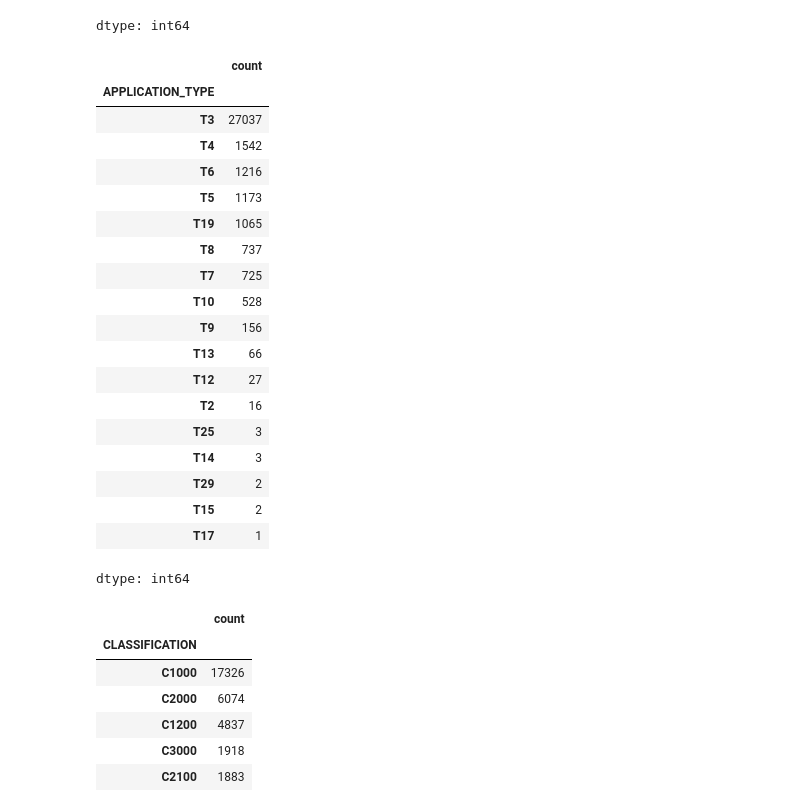
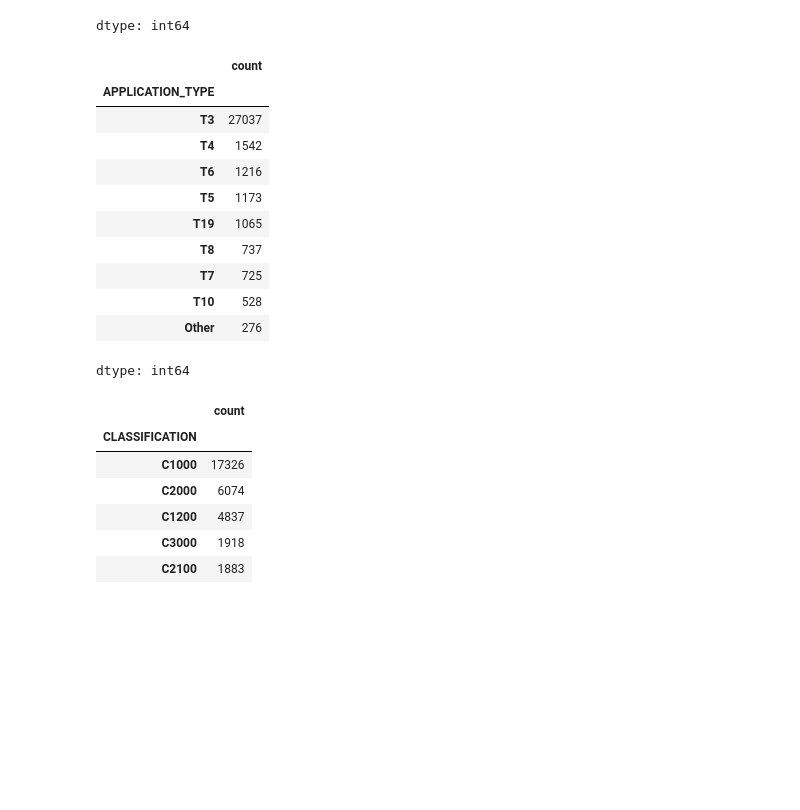
Before and after one commit to Ariaaali/deep-learning-challenge, a Jupyter notebook: Starter_Code.ipynb, the cells around one changed output. Drawn from its saved outputs; the diff is of its cells as text; code cells hidden in the pictures; blank space fills up the shorter version.

```diff
--- a/AlphabetSoupCharity_FirstModel.ipynb.ipynb
+++ b/Starter_Code.ipynb
@@ -88,35 +83,27 @@ dtype: int64
 # %%
 # Choose a cutoff value and create a list of application types to be replaced
 # use the variable name `application_types_to_replace`
 #  YOUR CODE GOES HERE
 type_counts = application_df_clean['APPLICATION_TYPE'].value_counts()
 application_types_to_replace = type_counts[type_counts < 500].index
 # Replace in dataframe
 for app in application_types_to_replace:
-    application_df['APPLICATION_TYPE'] = application_df_clean['APPLICATION_TYPE'].replace(app,"Other")
+    application_df_clean['APPLICATION_TYPE'] = application_df_clean['APPLICATION_TYPE'].replace(app,"Other")
 
 # Check to make sure replacement was successful
 application_df_clean['APPLICATION_TYPE'].value_counts()
 # %% [output]
 |  | count |
 | APPLICATION_TYPE |  |
 | T3 | 27037 |
 | T4 | 1542 |
 | T6 | 1216 |
 | T5 | 1173 |
 | T19 | 1065 |
 | T8 | 737 |
 | T7 | 725 |
 | T10 | 528 |
-| T9 | 156 |
-| T13 | 66 |
-| T12 | 27 |
-| T2 | 16 |
-| T25 | 3 |
-| T14 | 3 |
-| T29 | 2 |
-| T15 | 2 |
-| T17 | 1 |
+| Other | 276 |
 dtype: int64
 # %%
 # Look at CLASSIFICATION value counts to identify and replace with "Other"
```
Also changed, not shown: parts of 6 cells of this notebook.
